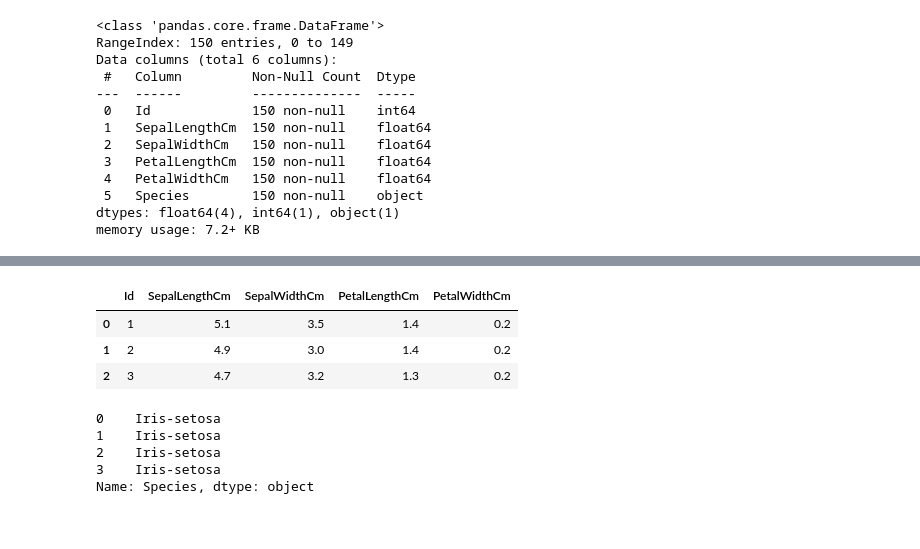
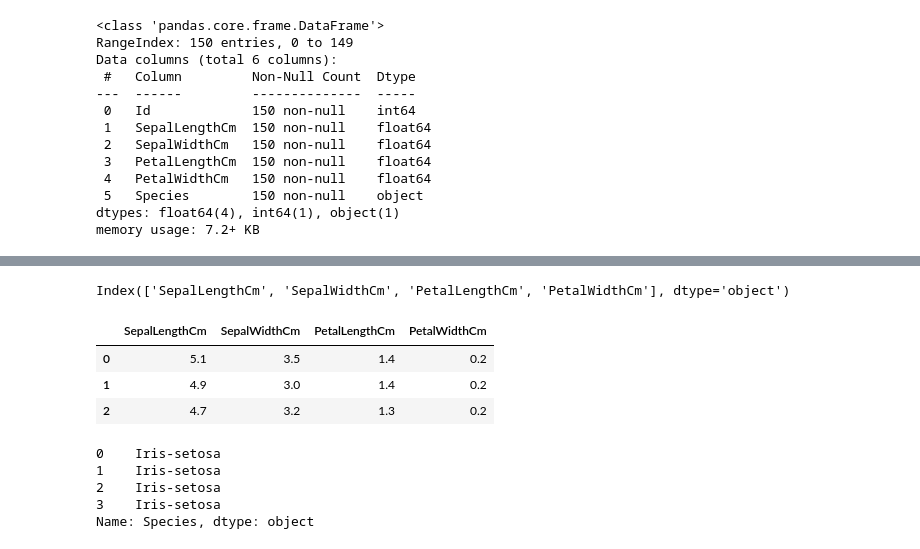
Before and after one commit to Deepak0121-svg/iris_prediction, a Jupyter notebook: iris.ipynb, the cells around one changed output, grey strips where cells are left out. Saved outputs shown, nothing was run; the diff lists cells and outputs as text; code cells hidden in the pictures.

```diff
--- a/iris.ipynb
+++ b/iris.ipynb
@@ -63,14 +139,18 @@ memory usage: 7.2+ KB
 # %%
-x=df.drop(['Species'],axis=1)
+X = df.drop(['Id', 'Species'], axis=1)
 # %%
 y=df['Species']
+# %%
+X.columns
+# %% [output]
+Index(['SepalLengthCm', 'SepalWidthCm', 'PetalLengthCm', 'PetalWidthCm'], dtype='object')
 # %%
-x.head(3)
+X.head(3)
 # %% [output]
-|  | Id | SepalLengthCm | SepalWidthCm | PetalLengthCm | PetalWidthCm |
-| 0 | 1 | 5.1 | 3.5 | 1.4 | 0.2 |
-| 1 | 2 | 4.9 | 3.0 | 1.4 | 0.2 |
-| 2 | 3 | 4.7 | 3.2 | 1.3 | 0.2 |
+|  | SepalLengthCm | SepalWidthCm | PetalLengthCm | PetalWidthCm |
+| 0 | 5.1 | 3.5 | 1.4 | 0.2 |
+| 1 | 4.9 | 3.0 | 1.4 | 0.2 |
+| 2 | 4.7 | 3.2 | 1.3 | 0.2 |
 # %%
 y.head(4)
 # %% [output]
```
Also changed, not shown: parts of 14 cells of this notebook, 3 other files.
